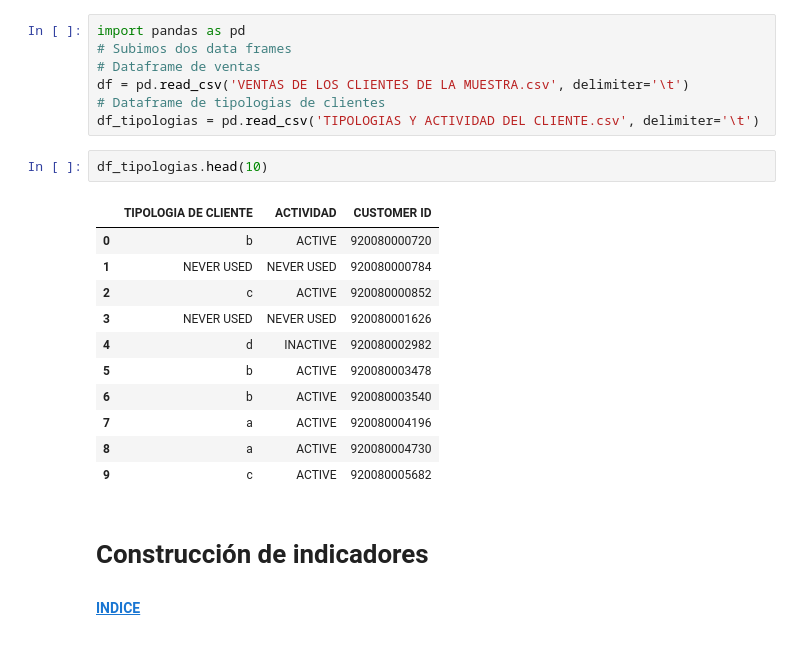
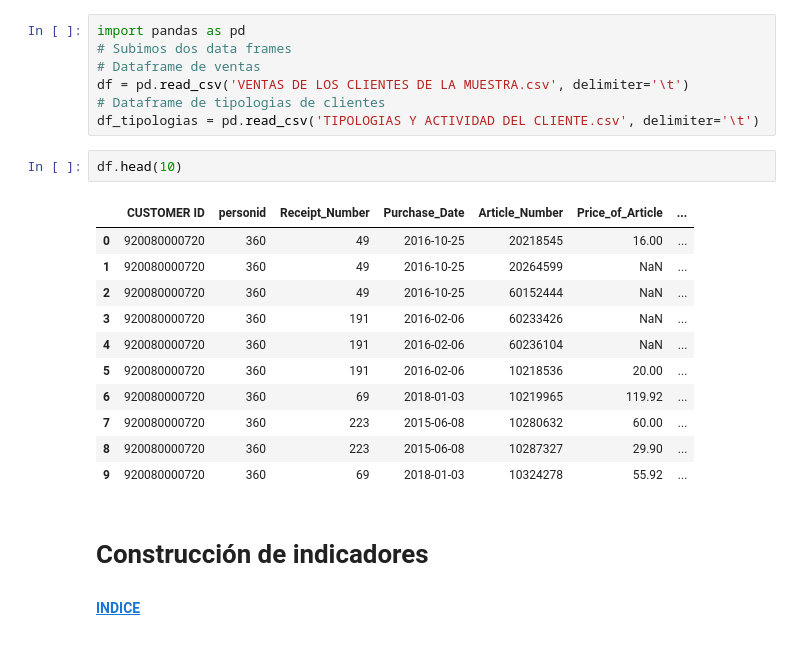
Before and after one commit to ppluis84/Life-time-value, a Jupyter notebook: proyecto2.ipynb, the cells around one changed output. Cells and saved outputs as stored; diff of their text form.

```diff
--- a/proyecto2.ipynb
+++ b/proyecto2.ipynb
@@ -28,19 +28,19 @@ df = pd.read_csv('VENTAS DE LOS CLIENTES DE LA MUESTRA.csv', delimiter='\t')
 # Dataframe de tipologias de clientes
 df_tipologias = pd.read_csv('TIPOLOGIAS Y ACTIVIDAD DEL CLIENTE.csv', delimiter='\t')
 # %%
-df_tipologias.head(10)
+df.head(10)
 # %% [output]
-|  | TIPOLOGIA DE CLIENTE | ACTIVIDAD | CUSTOMER ID |
-| 0 | b | ACTIVE | 920080000720 |
-| 1 | NEVER USED | NEVER USED | 920080000784 |
-| 2 | c | ACTIVE | 920080000852 |
-| 3 | NEVER USED | NEVER USED | 920080001626 |
-| 4 | d | INACTIVE | 920080002982 |
-| 5 | b | ACTIVE | 920080003478 |
-| 6 | b | ACTIVE | 920080003540 |
-| 7 | a | ACTIVE | 920080004196 |
-| 8 | a | ACTIVE | 920080004730 |
-| 9 | c | ACTIVE | 920080005682 |
+|  | CUSTOMER ID | personid | Receipt_Number | Purchase_Date | Article_Number | Price_of_Article | ... |
+| 0 | 920080000720 | 360 | 49 | 2016-10-25 | 20218545 | 16.00 | ... |
+| 1 | 920080000720 | 360 | 49 | 2016-10-25 | 20264599 | NaN | ... |
+| 2 | 920080000720 | 360 | 49 | 2016-10-25 | 60152444 | NaN | ... |
+| 3 | 920080000720 | 360 | 191 | 2016-02-06 | 60233426 | NaN | ... |
+| 4 | 920080000720 | 360 | 191 | 2016-02-06 | 60236104 | NaN | ... |
+| 5 | 920080000720 | 360 | 191 | 2016-02-06 | 10218536 | 20.00 | ... |
+| 6 | 920080000720 | 360 | 69 | 2018-01-03 | 10219965 | 119.92 | ... |
+| 7 | 920080000720 | 360 | 223 | 2015-06-08 | 10280632 | 60.00 | ... |
+| 8 | 920080000720 | 360 | 223 | 2015-06-08 | 10287327 | 29.90 | ... |
+| 9 | 920080000720 | 360 | 69 | 2018-01-03 | 10324278 | 55.92 | ... |
 # %% [markdown]
 <div>
     <h1 id="Constuccion_de_indicadores">Construcción de indicadores</h1>
```
Also changed, not shown: parts of 5 cells of this notebook.
